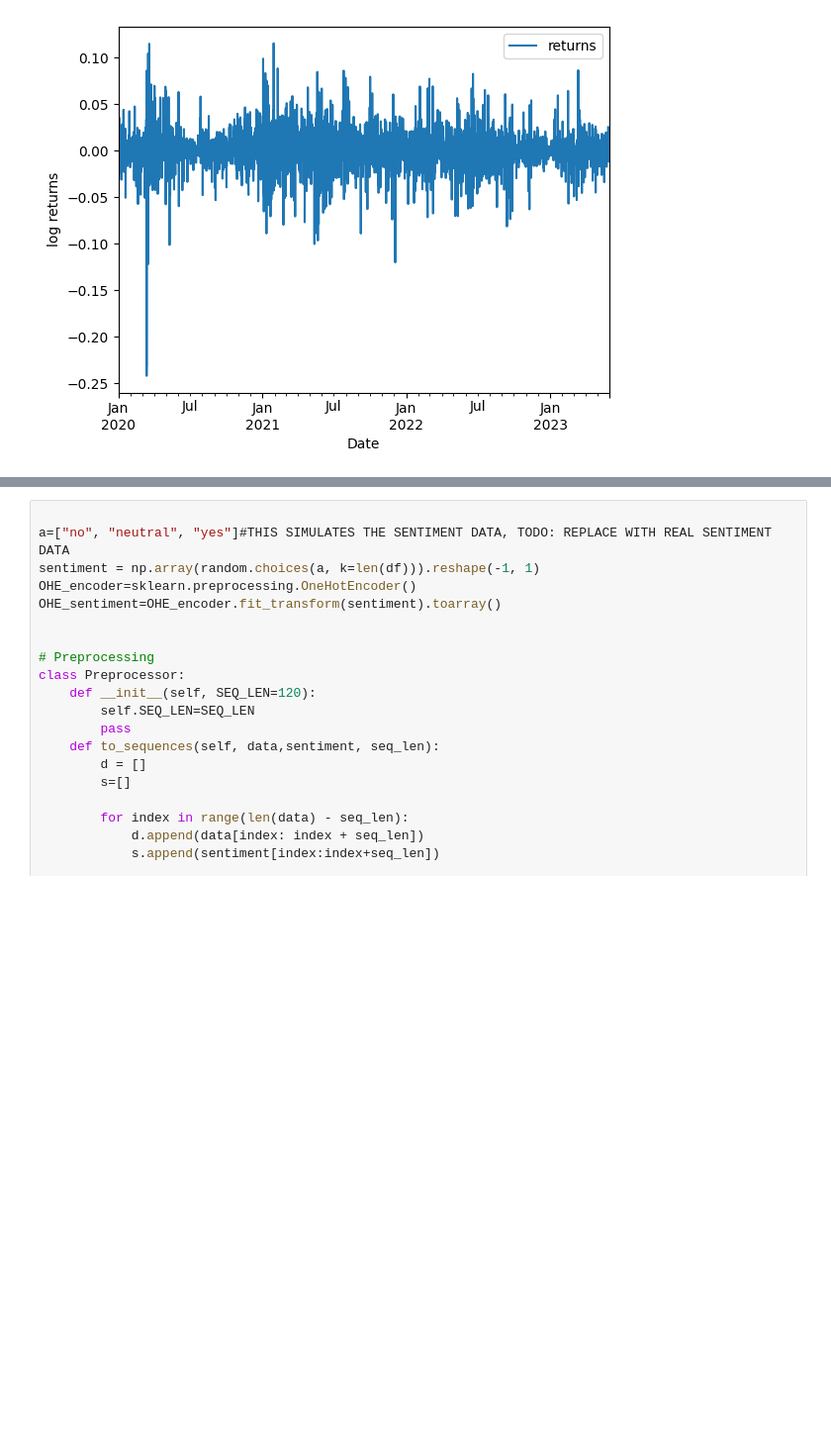
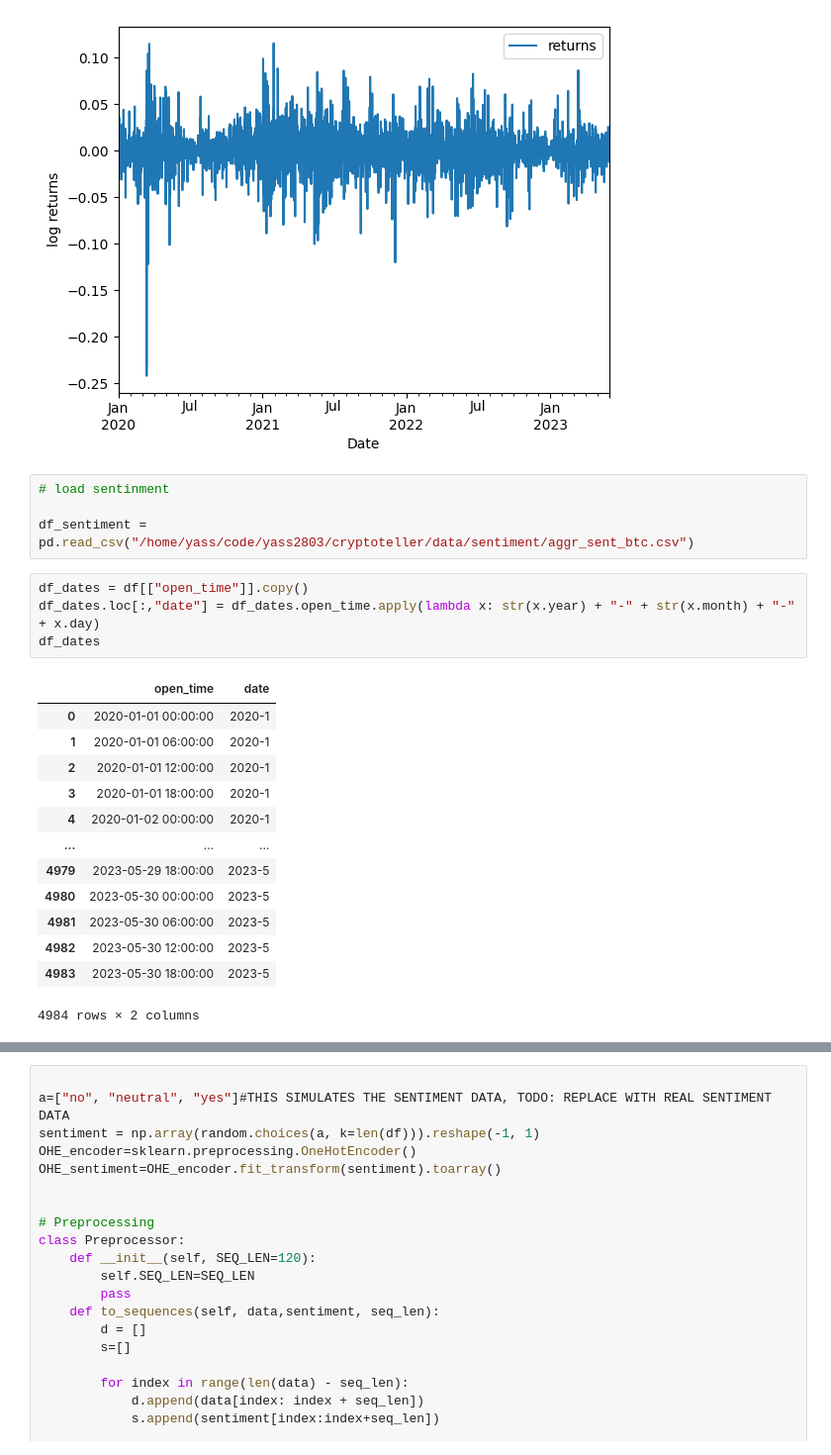
Before and after one commit to egppp/cryptoteller, a Jupyter notebook: performing_models/cris_model.ipynb, the cells around one changed output, grey strips where cells are left out. Shown at 99% size. Saved outputs shown, nothing was run; the diff lists cells and outputs as text; blank space fills up the shorter version.

```diff
--- a/LSTM MULTIPLE FEATURES MODELS/cris_model.ipynb
+++ b/performing_models/cris_model.ipynb
@@ -45,3 +54,25 @@ np.isnan(scaled_returns).any()
 # %% [output]
 False
 [figure]
+# %%
+# load sentinment
+
+df_sentiment = pd.read_csv("/home/yass/code/yass2803/cryptoteller/data/sentiment/aggr_sent_btc.csv")
+# %%
+df_dates = df[["open_time"]].copy()
+df_dates.loc[:,"date"] = df_dates.open_time.apply(lambda x: str(x.year) + "-" + str(x.month) + "-" + x.day)
+df_dates
+# %% [output]
+|  | open_time | date |
+| 0 | 2020-01-01 00:00:00 | 2020-1 |
+| 1 | 2020-01-01 06:00:00 | 2020-1 |
+| 2 | 2020-01-01 12:00:00 | 2020-1 |
+| 3 | 2020-01-01 18:00:00 | 2020-1 |
+| 4 | 2020-01-02 00:00:00 | 2020-1 |
+| ... | ... | ... |
+| 4979 | 2023-05-29 18:00:00 | 2023-5 |
+| 4980 | 2023-05-30 00:00:00 | 2023-5 |
+| 4981 | 2023-05-30 06:00:00 | 2023-5 |
+| 4982 | 2023-05-30 12:00:00 | 2023-5 |
+| 4983 | 2023-05-30 18:00:00 | 2023-5 |
+4984 rows × 2 columns
```
Also changed, not shown: parts of 2 cells of this notebook, 3 other files.
